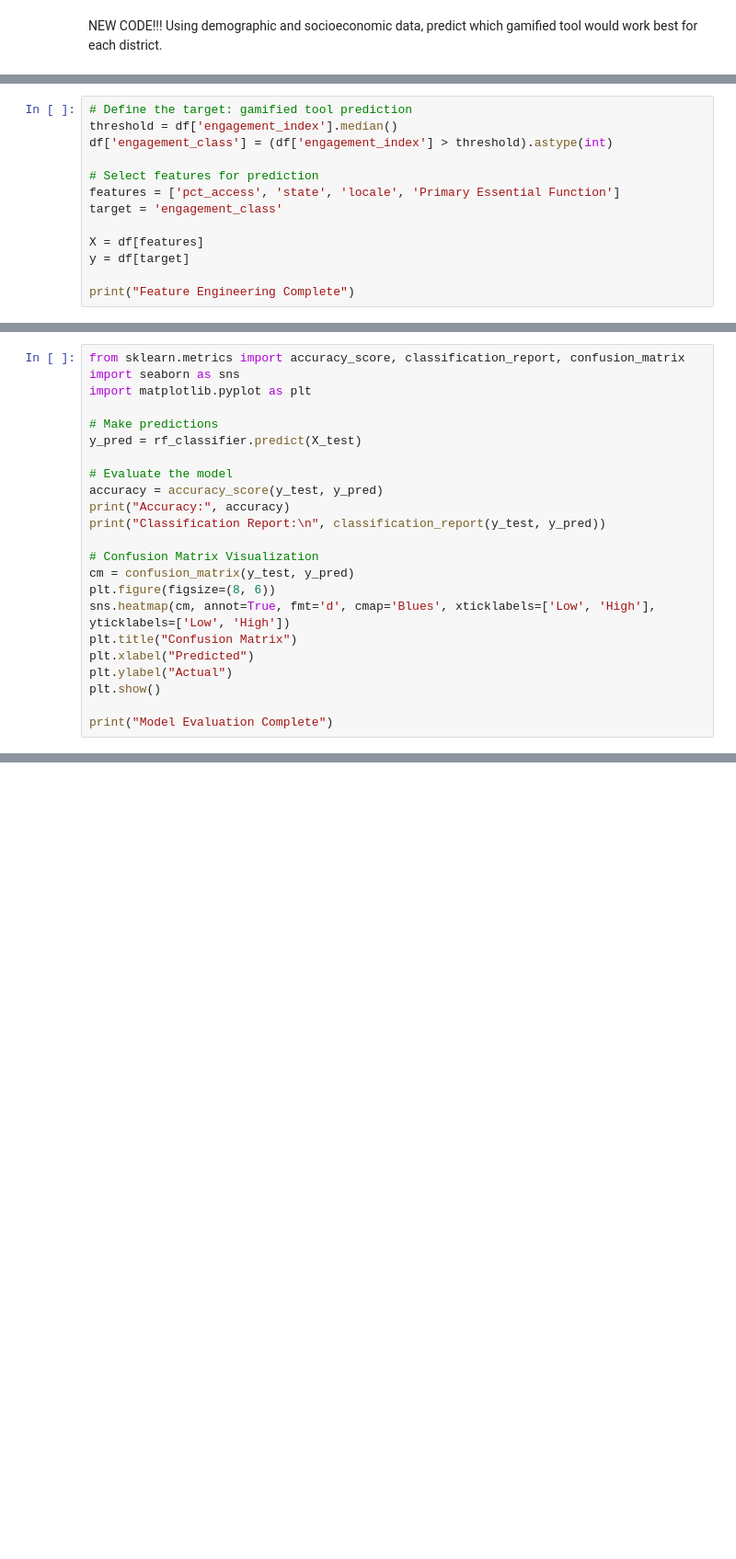
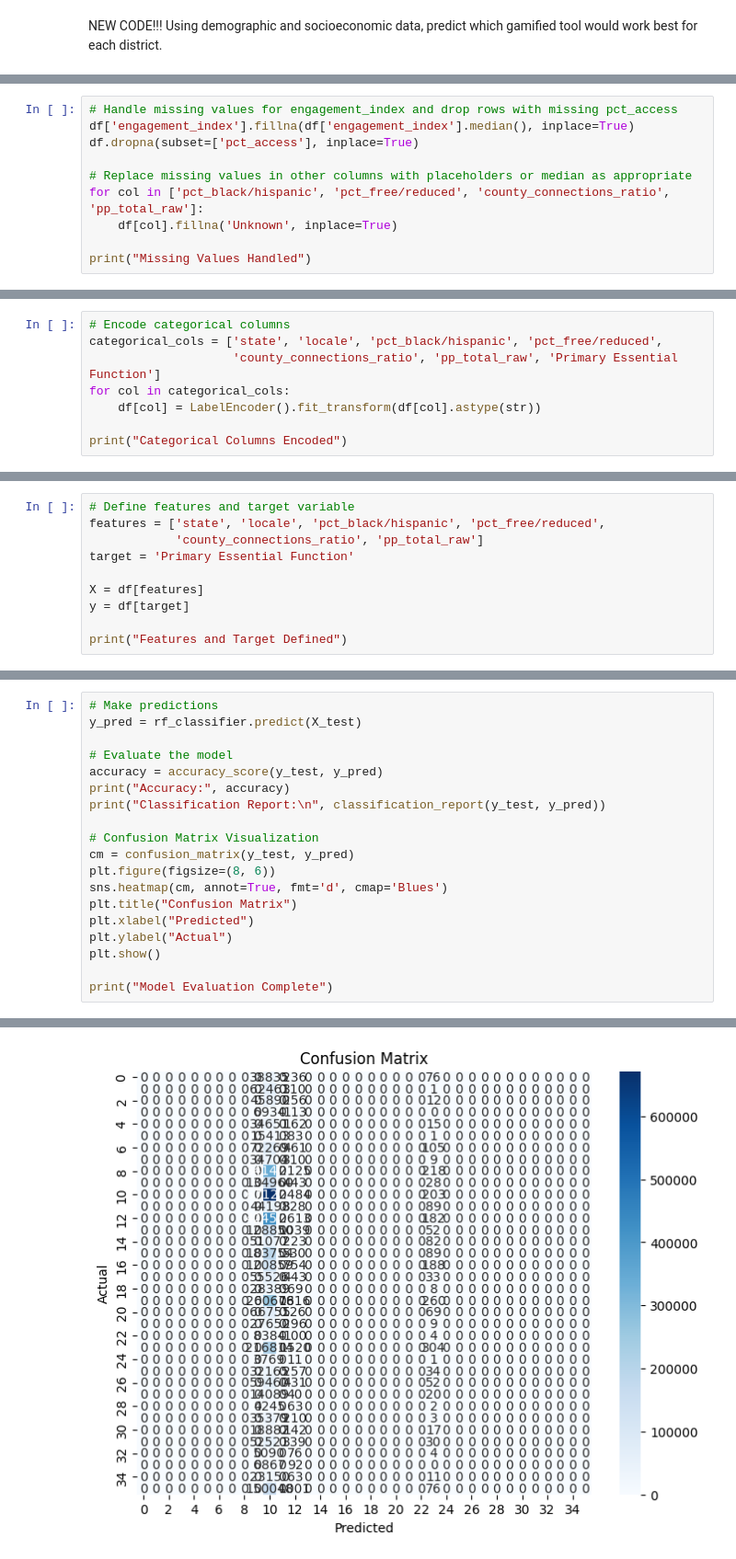
Before and after one commit to sarahrandolphw/edu4VA, a Jupyter notebook: gaming_and_learning.ipynb, the cells around one changed output, grey strips where cells are left out. Shown at 92% size. Cells and saved outputs as stored; diff of their text form; blank space fills up the shorter version.

```diff
--- a/gaming_and_learning.ipynb
+++ b/gaming_and_learning.ipynb
@@ -378,0 +230,10 @@ For example, when doing 'df[col].method(value, inplace=True)', try using 'df.met
+# %%
+# Handle missing values for engagement_index and drop rows with missing pct_access
+df['engagement_index'].fillna(df['engagement_index'].median(), inplace=True)
+df.dropna(subset=['pct_access'], inplace=True)
+
+# Replace missing values in other columns with placeholders or median as appropriate
+for col in ['pct_black/hispanic', 'pct_free/reduced', 'county_connections_ratio', 'pp_total_raw']:
+    df[col].fillna('Unknown', inplace=True)
+
+print("Missing Values Handled")
@@ -378,0 +254,8 @@ For example, when doing 'df[col].method(value, inplace=True)', try using 'df.met
+# %%
+# Encode categorical columns
+categorical_cols = ['state', 'locale', 'pct_black/hispanic', 'pct_free/reduced',
+                    'county_connections_ratio', 'pp_total_raw', 'Primary Essential Function']
+for col in categorical_cols:
+    df[col] = LabelEncoder().fit_transform(df[col].astype(str))
+
+print("Categorical Columns Encoded")
@@ -379,13 +264,10 @@ For example, when doing 'df[col].method(value, inplace=True)', try using 'df.met
 # %%
-# Define the target: gamified tool prediction
-threshold = df['engagement_index'].median()
-df['engagement_class'] = (df['engagement_index'] > threshold).astype(int)
-
-# Select features for prediction
-features = ['pct_access', 'state', 'locale', 'Primary Essential Function']
-target = 'engagement_class'
+# Define features and target variable
+features = ['state', 'locale', 'pct_black/hispanic', 'pct_free/reduced',
+            'county_connections_ratio', 'pp_total_raw']
+target = 'Primary Essential Function'
 
 X = df[features]
 y = df[target]
 
-print("Feature Engineering Complete")
+print("Features and Target Defined")
@@ -415,8 +299,4 @@ print("Random Forest Model Trained")
 # %%
-from sklearn.metrics import accuracy_score, classification_report, confusion_matrix
-import seaborn as sns
-import matplotlib.pyplot as plt
-
 # Make predictions
 y_pred = rf_classifier.predict(X_test)
 
@@ -428,10 +308,11 @@ print("Classification Report:\n", classification_report(y_test, y_pred))
 # Confusion Matrix Visualization
 cm = confusion_matrix(y_test, y_pred)
 plt.figure(figsize=(8, 6))
-sns.heatmap(cm, annot=True, fmt='d', cmap='Blues', xticklabels=['Low', 'High'], yticklabels=['Low', 'High'])
+sns.heatmap(cm, annot=True, fmt='d', cmap='Blues')
 plt.title("Confusion Matrix")
 plt.xlabel("Predicted")
 plt.ylabel("Actual")
 plt.show()
 
 print("Model Evaluation Complete")
+# %% [output]
@@ -437,0 +337 @@ print("Model Evaluation Complete")
+[figure, added]
```
Also changed, not shown: parts of 40 cells of this notebook.
